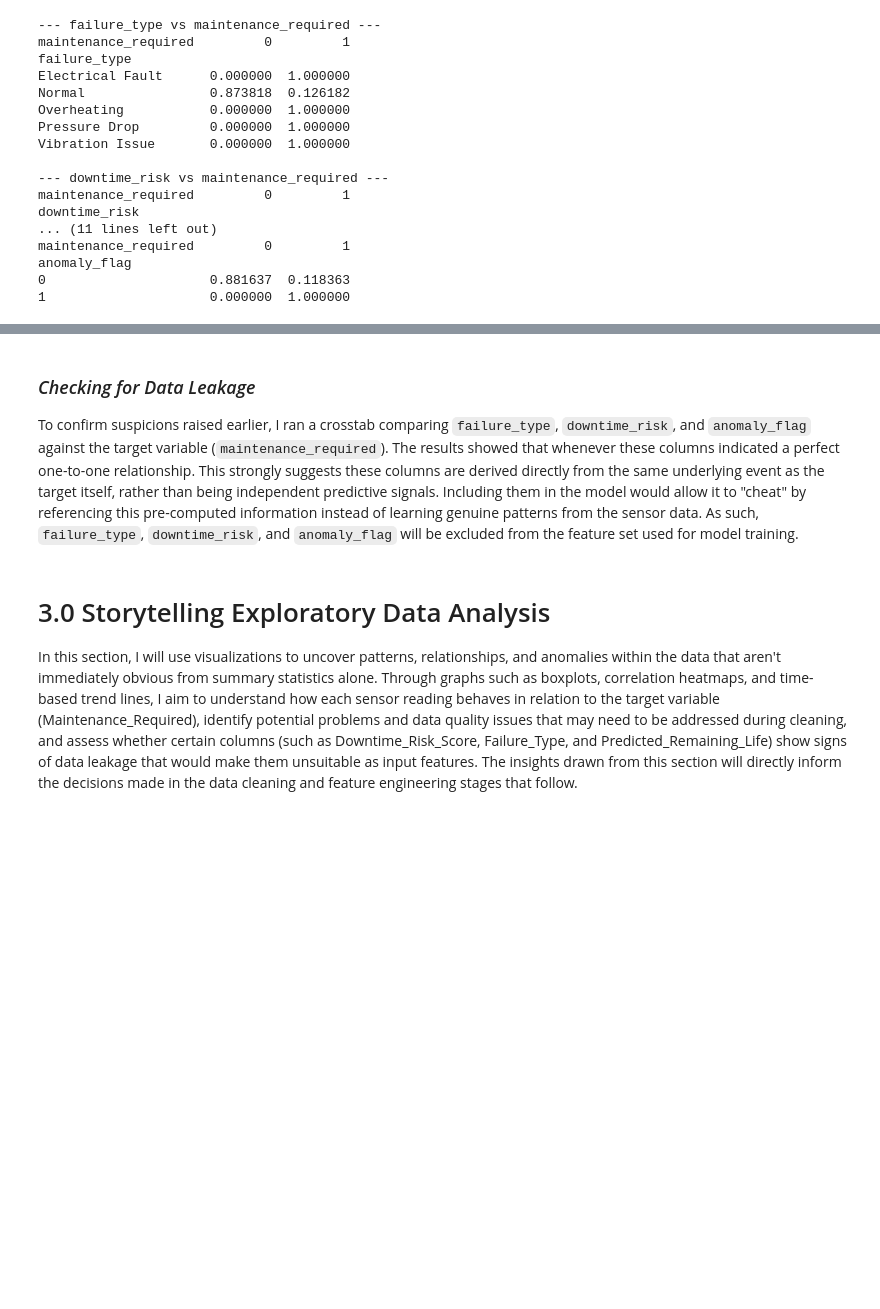
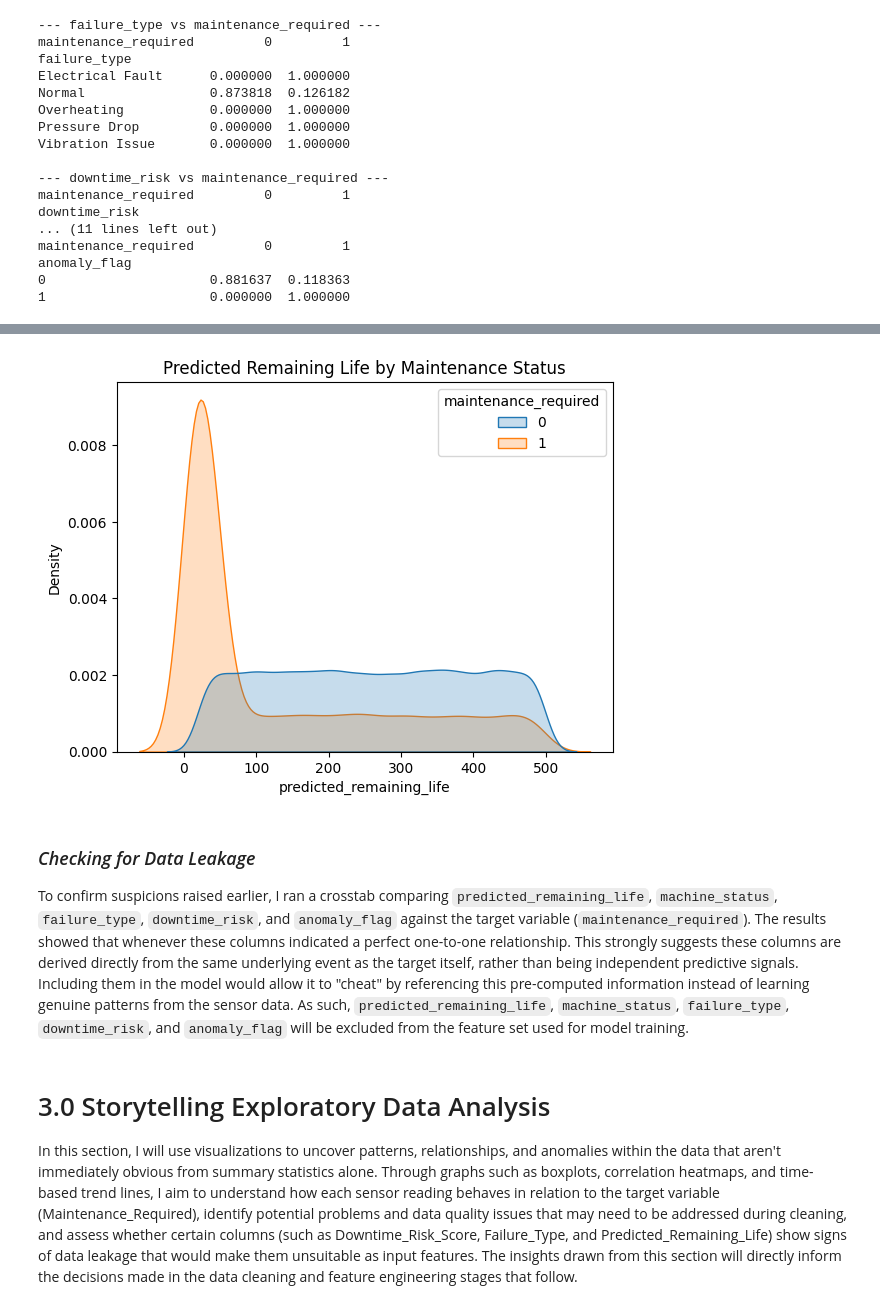
Before and after one commit to keoner/IT3385_mlops, a Jupyter notebook: notebooks/1.0_EDA.ipynb, the cells around one changed output, grey strips where cells are left out. Drawn from its saved outputs; the diff is of its cells as text; code cells hidden in the pictures; blank space fills up the shorter version.

```diff
--- a/notebooks/1.0_EDA.ipynb
+++ b/notebooks/1.0_EDA.ipynb
@@ -318,7 +328,13 @@ anomaly_flag
+# %%
+sns.kdeplot(data=df, x='predicted_remaining_life', hue='maintenance_required', fill=True, common_norm=False)
+plt.title('Predicted Remaining Life by Maintenance Status')
+plt.show()
+# %% [output]
+[figure, added]
 # %% [markdown]
 ### *Checking for Data Leakage*
 
-To confirm suspicions raised earlier, I ran a crosstab comparing `failure_type`, `downtime_risk`, and `anomaly_flag` against the target variable (`maintenance_required`). The results showed that whenever these columns indicated a perfect one-to-one relationship. This strongly suggests these columns are derived directly from the same underlying event as the target itself, rather than being independent predictive signals. Including them in the model would allow it to "cheat" by referencing this pre-computed information instead of learning genuine patterns from the sensor data. As such, `failure_type`, `downtime_risk`, and `anomaly_flag` will be excluded from the feature set used for model training.
+To confirm suspicions raised earlier, I ran a crosstab comparing `predicted_remaining_life`, `machine_status`, `failure_type`, `downtime_risk`, and `anomaly_flag` against the target variable (`maintenance_required`). The results showed that whenever these columns indicated a perfect one-to-one relationship. This strongly suggests these columns are derived directly from the same underlying event as the target itself, rather than being independent predictive signals. Including them in the model would allow it to "cheat" by referencing this pre-computed information instead of learning genuine patterns from the sensor data. As such, `predicted_remaining_life`, `machine_status`, `failure_type`, `downtime_risk`, and `anomaly_flag` will be excluded from the feature set used for model training.
 # %% [markdown]
 # 3.0 Storytelling Exploratory Data Analysis
 In this section, I will use visualizations to uncover patterns, relationships, and anomalies within the data that aren't immediately obvious from summary statistics alone. Through graphs such as boxplots, correlation heatmaps, and time-based trend lines, I aim to understand how each sensor reading behaves in relation to the target variable (Maintenance_Required), identify potential problems and data quality issues that may need to be addressed during cleaning, and assess whether certain columns (such as Downtime_Risk_Score, Failure_Type, and Predicted_Remaining_Life) show signs of data leakage that would make them unsuitable as input features. The insights drawn from this section will directly inform the decisions made in the data cleaning and feature engineering stages that follow.
```
Also changed, not shown: parts of 7 cells of this notebook, 8 other files.
